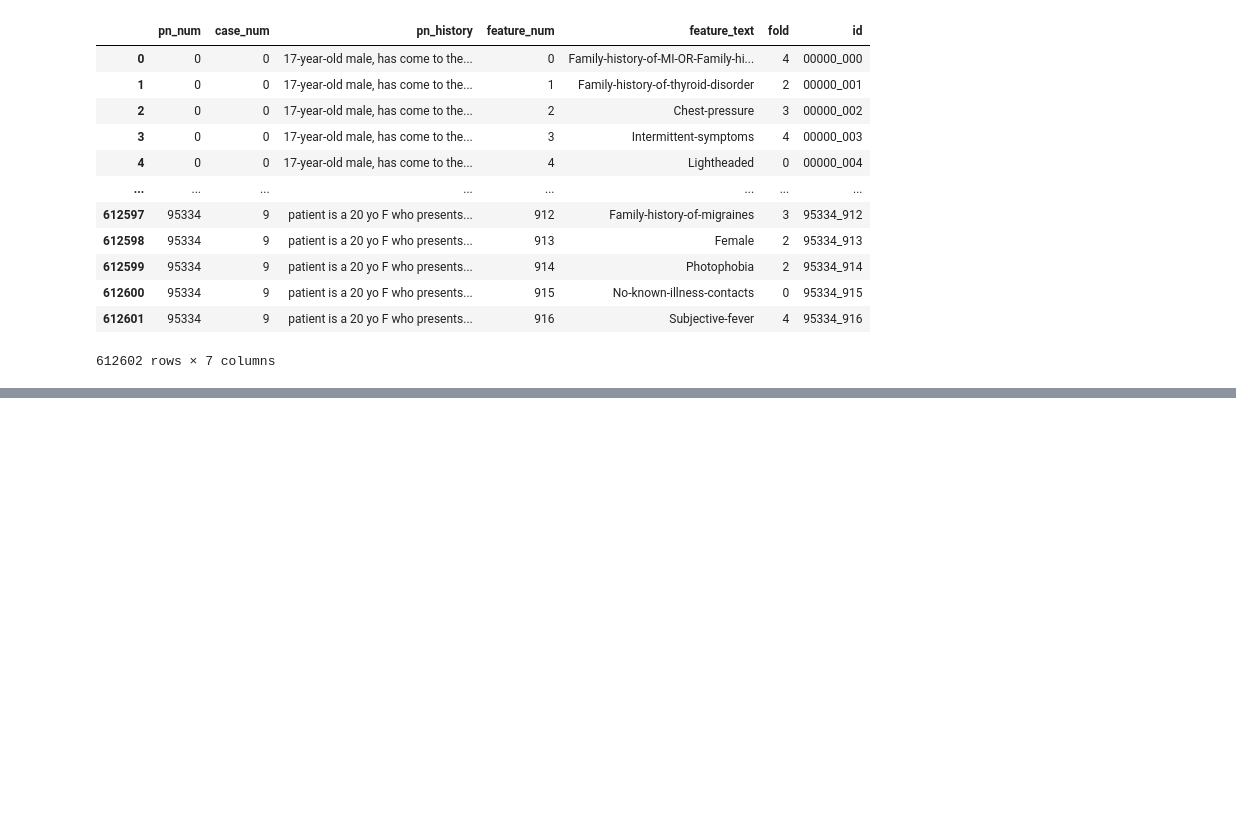
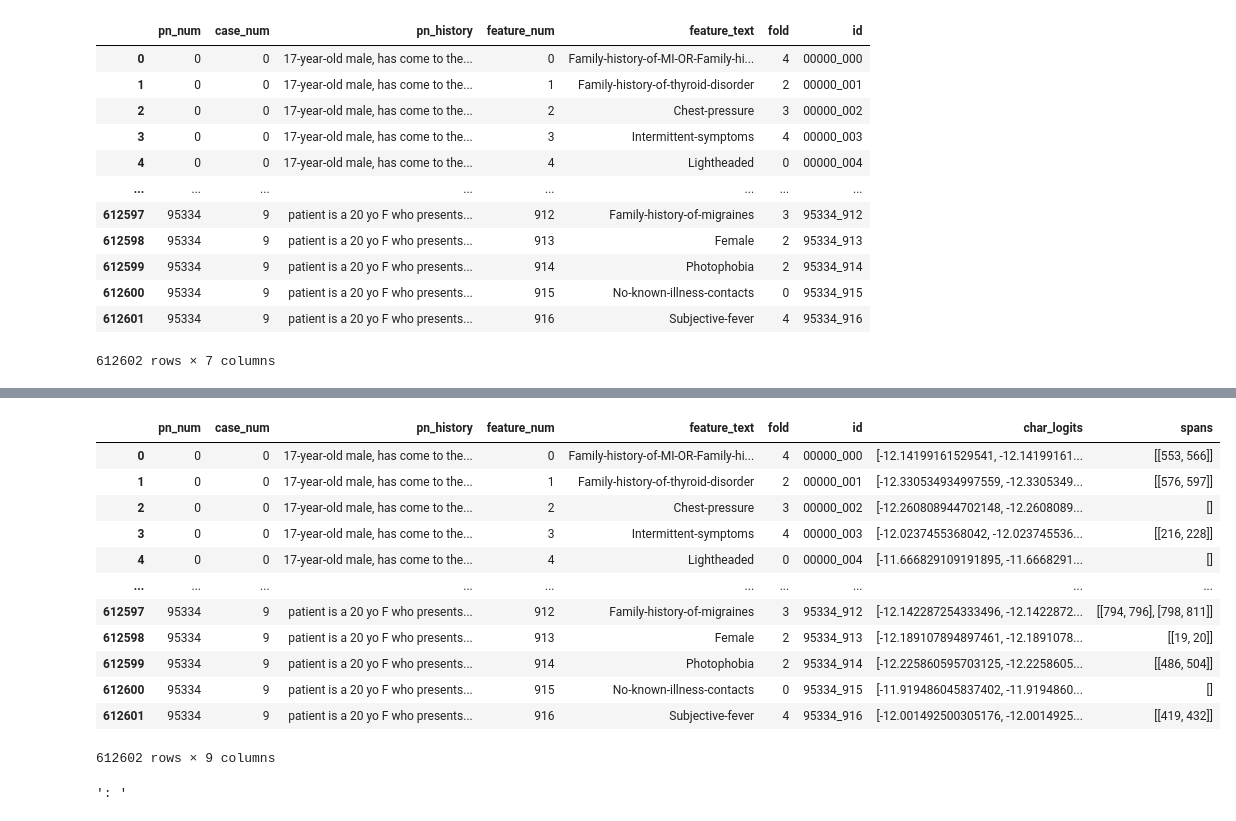
Before and after one commit to Zacchaeus00/nbme, a Jupyter notebook: notebook/pl.ipynb, the cells around one changed output, grey strips where cells are left out. Drawn from its saved outputs; the diff is of its cells as text; code cells hidden in the pictures; blank space fills up the shorter version.

```diff
--- a/notebook/pl.ipynb
+++ b/notebook/pl.ipynb
@@ -191,0 +205,38 @@ pl.groupby('fold').count()
+# %%
+def get_spans(char_logits, texts, th=0):
+    results = []
+    for i, char_prob in enumerate(char_logits):
+        result = np.where(char_prob > th)[0]
+        result = [list(g) for _, g in itertools.groupby(result, key=lambda n, c=itertools.count(): n - next(c))]
+        temp = []
+        for r in result:
+            s, e = min(r), max(r)
+            while texts[i][s] == ' ':
+                s += 1
+            while texts[i][e] == ' ':
+                e -= 1
+            temp.append([s, e+1])
+        result = temp
+        results.append(result)
+    return results
+
+pl['spans'] = get_spans(pl.char_logits.values, pl.pn_history.values)
+pl
+# %% [output]
+|  | pn_num | case_num | pn_history | feature_num | feature_text | fold | id | char_logits | spans |
+| 0 | 0 | 0 | 17-year-old male, has come to the... | 0 | Family-history-of-MI-OR-Family-hi... | 4 | 00000_000 | [-12.14199161529541, -12.14199161... | [[553, 566]] |
+| 1 | 0 | 0 | 17-year-old male, has come to the... | 1 | Family-history-of-thyroid-disorder | 2 | 00000_001 | [-12.330534934997559, -12.3305349... | [[576, 597]] |
+| 2 | 0 | 0 | 17-year-old male, has come to the... | 2 | Chest-pressure | 3 | 00000_002 | [-12.260808944702148, -12.2608089... | [] |
+| 3 | 0 | 0 | 17-year-old male, has come to the... | 3 | Intermittent-symptoms | 4 | 00000_003 | [-12.0237455368042, -12.023745536... | [[216, 228]] |
+| 4 | 0 | 0 | 17-year-old male, has come to the... | 4 | Lightheaded | 0 | 00000_004 | [-11.666829109191895, -11.6668291... | [] |
+| ... | ... | ... | ... | ... | ... | ... | ... | ... | ... |
+| 612597 | 95334 | 9 | patient is a 20 yo F who presents... | 912 | Family-history-of-migraines | 3 | 95334_912 | [-12.142287254333496, -12.1422872... | [[794, 796], [798, 811]] |
+| 612598 | 95334 | 9 | patient is a 20 yo F who presents... | 913 | Female | 2 | 95334_913 | [-12.189107894897461, -12.1891078... | [[19, 20]] |
+| 612599 | 95334 | 9 | patient is a 20 yo F who presents... | 914 | Photophobia | 2 | 95334_914 | [-12.225860595703125, -12.2258605... | [[486, 504]] |
+| 612600 | 95334 | 9 | patient is a 20 yo F who presents... | 915 | No-known-illness-contacts | 0 | 95334_915 | [-11.919486045837402, -11.9194860... | [] |
+| 612601 | 95334 | 9 | patient is a 20 yo F who presents... | 916 | Subjective-fever | 4 | 95334_916 | [-12.001492500305176, -12.0014925... | [[419, 432]] |
+612602 rows × 9 columns
+# %%
+pl.loc[612597, 'pn_history'][796:798]
+# %% [output]
+': '
```
Also changed, not shown: parts of 2 cells of this notebook, 1 other file.
